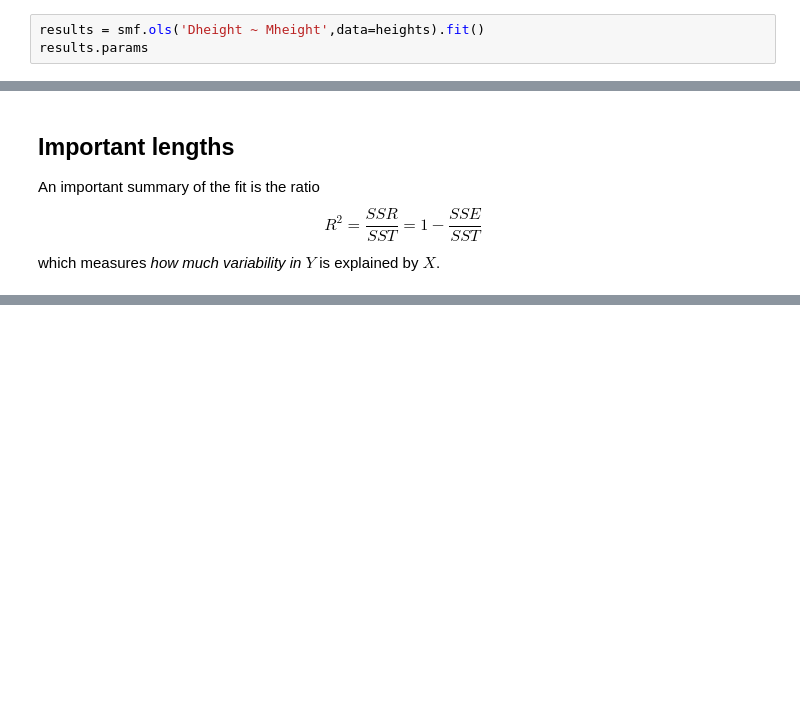
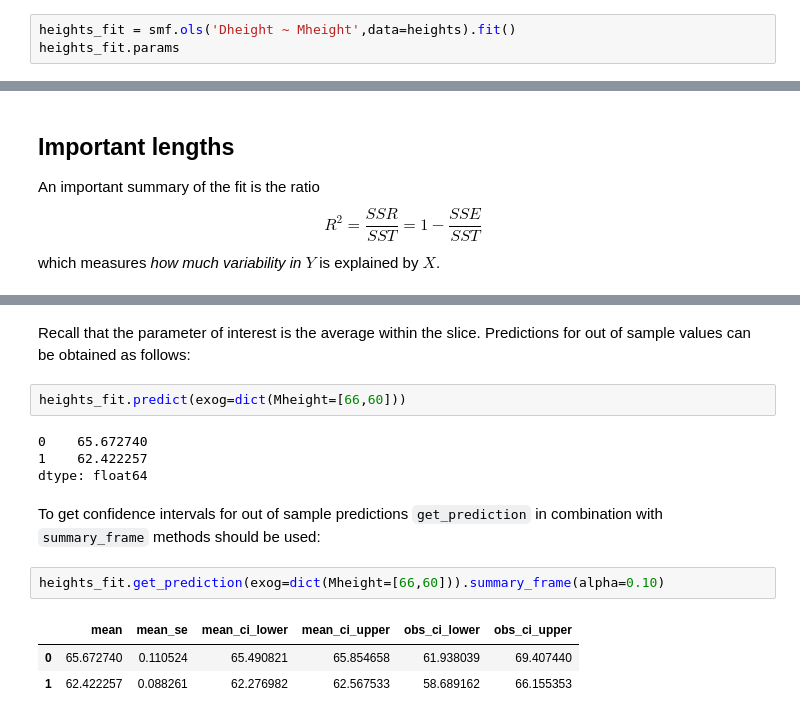
Before and after one commit to antshk/pyStanfordStats191, a Jupyter notebook: 3. Simple linear regression.ipynb, the cells around one changed output, grey strips where cells are left out. Cells and saved outputs as stored; diff of their text form; blank space fills up the shorter version.

```diff
--- a/3. Simple linear regression.ipynb
+++ b/3. Simple linear regression.ipynb
@@ -62,8 +64,8 @@ plt.show()
 # %% [markdown]
 The regression model puts a line through this scatter plot in an *optimal* fashion.
 # %%
-results = smf.ols('Dheight ~ Mheight',data=heights).fit()
-results.params
+heights_fit = smf.ols('Dheight ~ Mheight',data=heights).fit()
+heights_fit.params
 # %% [output]
 Intercept    29.917437
 Mheight       0.541747
@@ -294,0 +785,16 @@ Gary Koop and Justin L. Tobias, "Learning about Heterogeneity in Returns to Scho
+# %% [markdown]
+Recall that the parameter of interest is the average within the slice. Predictions for out of sample values can be obtained as follows:
+# %%
+heights_fit.predict(exog=dict(Mheight=[66,60]))
+# %% [output]
+0    65.672740
+1    62.422257
+dtype: float64
+# %% [markdown]
+To get confidence intervals for out of sample predictions `get_prediction` in combination with `summary_frame` methods should be used:
+# %%
+heights_fit.get_prediction(exog=dict(Mheight=[66,60])).summary_frame(alpha=0.10)
+# %% [output]
+|  | mean | mean_se | mean_ci_lower | mean_ci_upper | obs_ci_lower | obs_ci_upper |
+| 0 | 65.672740 | 0.110524 | 65.490821 | 65.854658 | 61.938039 | 69.407440 |
+| 1 | 62.422257 | 0.088261 | 62.276982 | 62.567533 | 58.689162 | 66.155353 |
```
Also changed, not shown: parts of 69 cells of this notebook.
